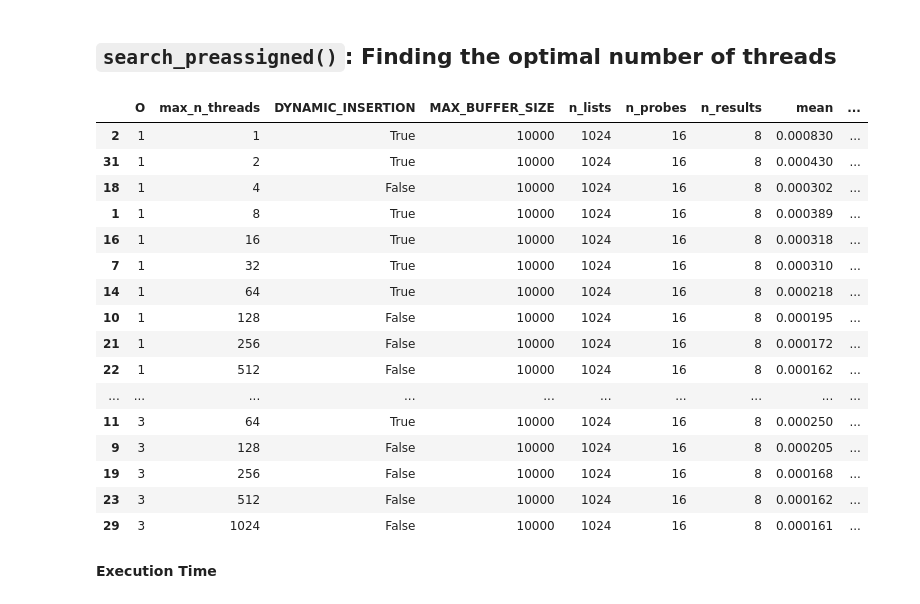
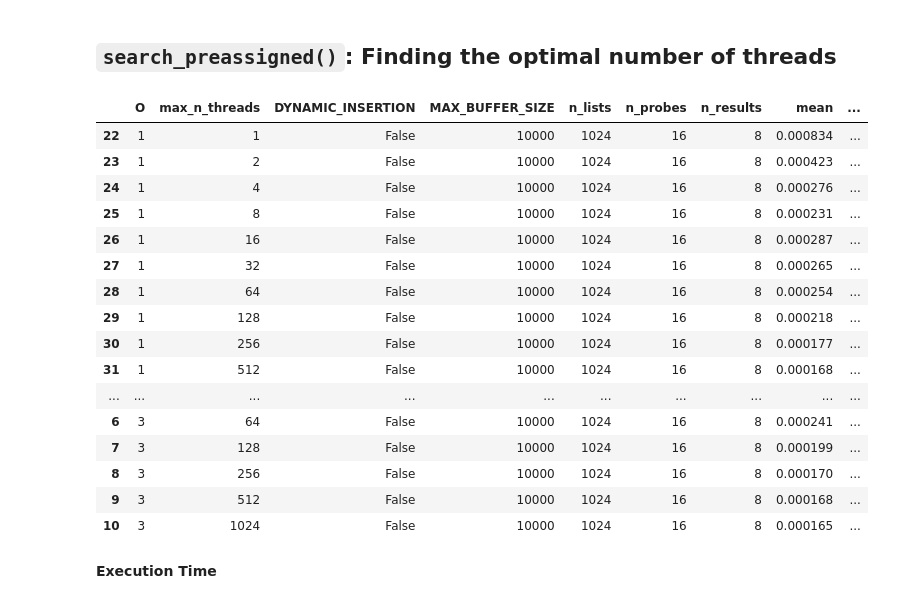
Before and after one commit to TimonFercho/ann-distributed-key-value-store, a Jupyter notebook: evaluation/evaluation.ipynb, the cells around one changed output. Saved outputs shown, nothing was run; the diff lists cells and outputs as text; code cells hidden in the pictures.

```diff
--- a/evaluation/evaluation.ipynb
+++ b/evaluation/evaluation.ipynb
@@ -611,30 +611,30 @@ Average SIMD speed-up for search_preassigned(): 2.8x
 # %% [markdown]
 ## `search_preassigned()`: Finding the optimal number of threads
 # %%
-threads_throughput_df = results_to_df(merge_results('Max number of threads', lambda f: 'throughput' in f, 'throughput'))
+threads_throughput_df = results_to_df(merge_results('max number of threads', lambda f: 'throughput' in f, 'throughput'))
 
 threads_throughput_df = threads_throughput_df.sort_values(by=['O', 'max_n_threads'])
 add_space_estimates(threads_throughput_df)
 add_search_throughput(threads_throughput_df)
 threads_throughput_df
 # %% [output]
 |  | O | max_n_threads | DYNAMIC_INSERTION | MAX_BUFFER_SIZE | n_lists | n_probes | n_results | mean | ... |
-| 2 | 1 | 1 | True | 10000 | 1024 | 16 | 8 | 0.000830 | ... |
-| 31 | 1 | 2 | True | 10000 | 1024 | 16 | 8 | 0.000430 | ... |
-| 18 | 1 | 4 | False | 10000 | 1024 | 16 | 8 | 0.000302 | ... |
-| 1 | 1 | 8 | True | 10000 | 1024 | 16 | 8 | 0.000389 | ... |
-| 16 | 1 | 16 | True | 10000 | 1024 | 16 | 8 | 0.000318 | ... |
-| 7 | 1 | 32 | True | 10000 | 1024 | 16 | 8 | 0.000310 | ... |
-| 14 | 1 | 64 | True | 10000 | 1024 | 16 | 8 | 0.000218 | ... |
-| 10 | 1 | 128 | False | 10000 | 1024 | 16 | 8 | 0.000195 | ... |
-| 21 | 1 | 256 | False | 10000 | 1024 | 16 | 8 | 0.000172 | ... |
-| 22 | 1 | 512 | False | 10000 | 1024 | 16 | 8 | 0.000162 | ... |
+| 22 | 1 | 1 | False | 10000 | 1024 | 16 | 8 | 0.000834 | ... |
+| 23 | 1 | 2 | False | 10000 | 1024 | 16 | 8 | 0.000423 | ... |
+| 24 | 1 | 4 | False | 10000 | 1024 | 16 | 8 | 0.000276 | ... |
+| 25 | 1 | 8 | False | 10000 | 1024 | 16 | 8 | 0.000231 | ... |
+| 26 | 1 | 16 | False | 10000 | 1024 | 16 | 8 | 0.000287 | ... |
+| 27 | 1 | 32 | False | 10000 | 1024 | 16 | 8 | 0.000265 | ... |
+| 28 | 1 | 64 | False | 10000 | 1024 | 16 | 8 | 0.000254 | ... |
+| 29 | 1 | 128 | False | 10000 | 1024 | 16 | 8 | 0.000218 | ... |
+| 30 | 1 | 256 | False | 10000 | 1024 | 16 | 8 | 0.000177 | ... |
+| 31 | 1 | 512 | False | 10000 | 1024 | 16 | 8 | 0.000168 | ... |
 | ... | ... | ... | ... | ... | ... | ... | ... | ... | ... |
-| 11 | 3 | 64 | True | 10000 | 1024 | 16 | 8 | 0.000250 | ... |
-| 9 | 3 | 128 | False | 10000 | 1024 | 16 | 8 | 0.000205 | ... |
-| 19 | 3 | 256 | False | 10000 | 1024 | 16 | 8 | 0.000168 | ... |
-| 23 | 3 | 512 | False | 10000 | 1024 | 16 | 8 | 0.000162 | ... |
-| 29 | 3 | 1024 | False | 10000 | 1024 | 16 | 8 | 0.000161 | ... |
+| 6 | 3 | 64 | False | 10000 | 1024 | 16 | 8 | 0.000241 | ... |
+| 7 | 3 | 128 | False | 10000 | 1024 | 16 | 8 | 0.000199 | ... |
+| 8 | 3 | 256 | False | 10000 | 1024 | 16 | 8 | 0.000170 | ... |
+| 9 | 3 | 512 | False | 10000 | 1024 | 16 | 8 | 0.000168 | ... |
+| 10 | 3 | 1024 | False | 10000 | 1024 | 16 | 8 | 0.000165 | ... |
 # %% [markdown]
 **Execution Time**
 # %%
```
Also changed, not shown: parts of 10 cells of this notebook.
